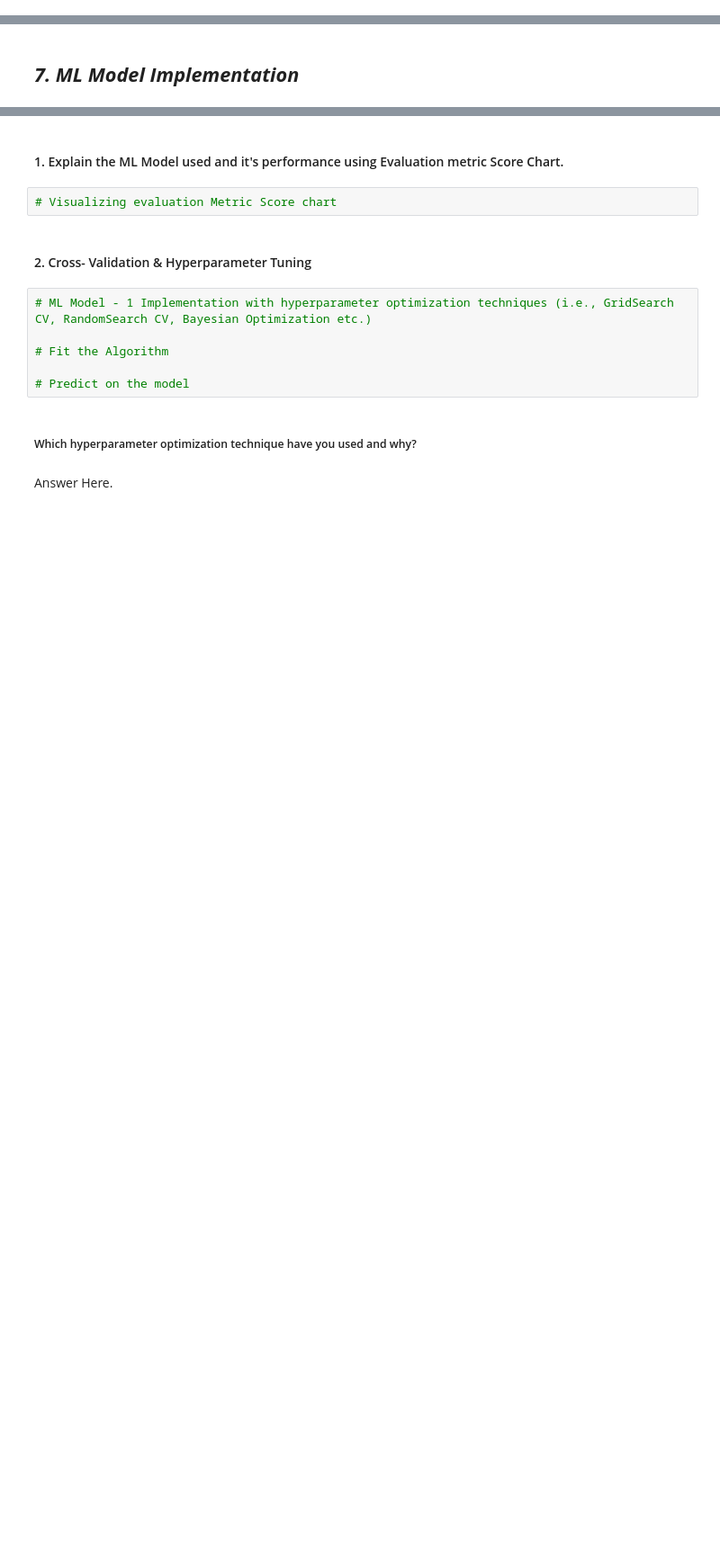
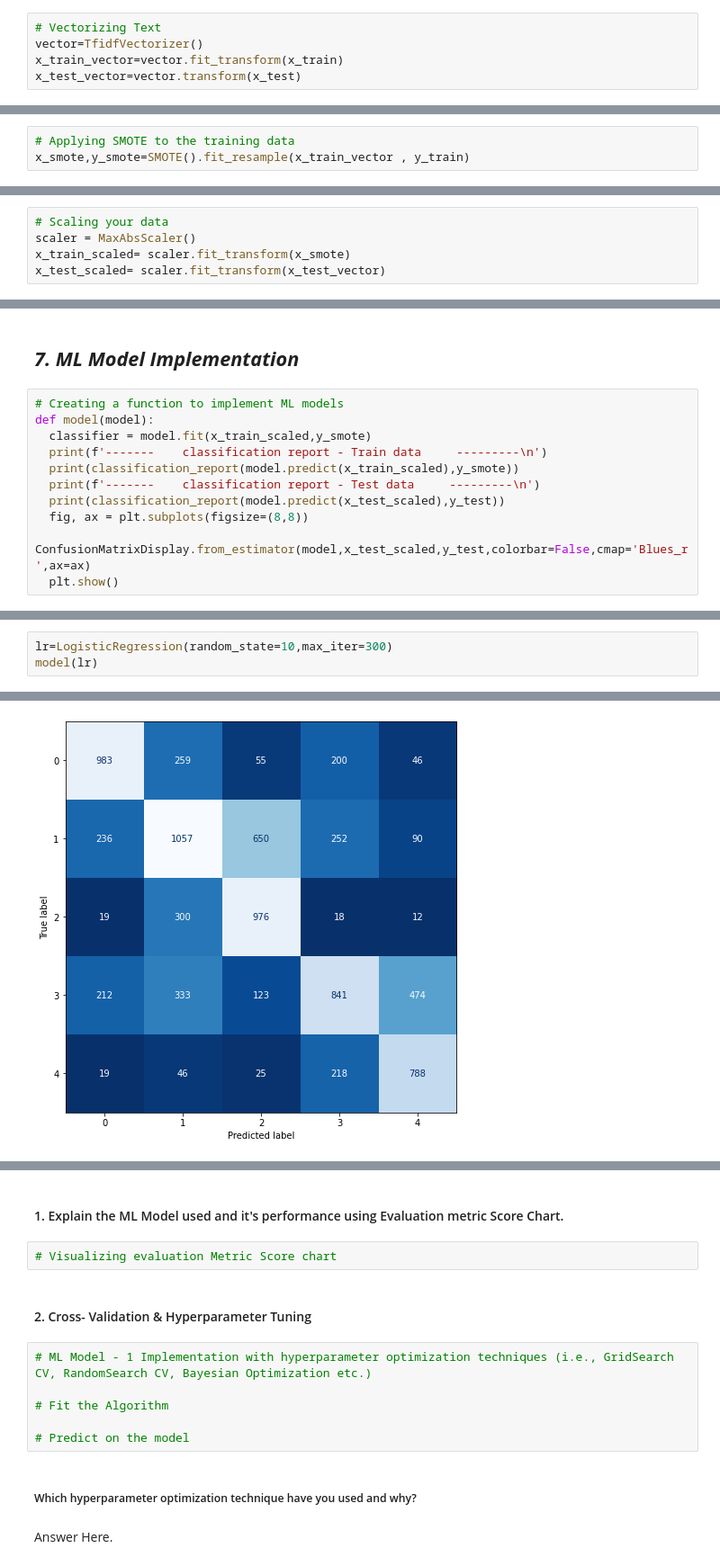
Before and after one commit to srkpriyanka95/Corona-Tweet-Sentiment-Analysis, a Jupyter notebook: Corona_virus_tweet_Sentiment_Analysis.ipynb, the cells around one changed output, grey strips where cells are left out. Shown at 90% size. Drawn from its saved outputs; the diff is of its cells as text; blank space fills up the shorter version.

```diff
--- a/Corona_virus_tweet_Sentiment_Analysis.ipynb
+++ b/Corona_virus_tweet_Sentiment_Analysis.ipynb
@@ -830,0 +873,5 @@ Answer Here.
+# %%
+# Vectorizing Text
+vector=TfidfVectorizer()
+x_train_vector=vector.fit_transform(x_train)
+x_test_vector=vector.transform(x_test)
@@ -886,0 +945,3 @@ Answer Here.
+# %%
+# Applying SMOTE to the training data
+x_smote,y_smote=SMOTE().fit_resample(x_train_vector , y_train)
@@ -896,0 +976,5 @@ Answer Here.
+# %%
+# Scaling your data
+scaler = MaxAbsScaler()
+x_train_scaled= scaler.fit_transform(x_smote)
+x_test_scaled= scaler.fit_transform(x_test_vector)
@@ -897,3 +983,14 @@ Answer Here.
 # %% [markdown]
 ## ***7. ML Model Implementation***
+# %%
+# Creating a function to implement ML models
+def model(model):
+  classifier = model.fit(x_train_scaled,y_smote)
+  print(f'-------    classification report - Train data     ---------\n')
+  print(classification_report(model.predict(x_train_scaled),y_smote))
+  print(f'-------    classification report - Test data     ---------\n')
+  print(classification_report(model.predict(x_test_scaled),y_test))
+  fig, ax = plt.subplots(figsize=(8,8))
+  ConfusionMatrixDisplay.from_estimator(model,x_test_scaled,y_test,colorbar=False,cmap='Blues_r',ax=ax)
+  plt.show()
 # %% [markdown]
@@ -900,0 +998,4 @@ Answer Here.
+# %%
+lr=LogisticRegression(random_state=10,max_iter=300)
+model(lr)
+# %% [output]
@@ -901,2 +1019,3 @@ Answer Here.
+[figure, added]
 # %%
 # ML Model - 1 Implementation
```
Also changed, not shown: parts of 51 cells of this notebook.
